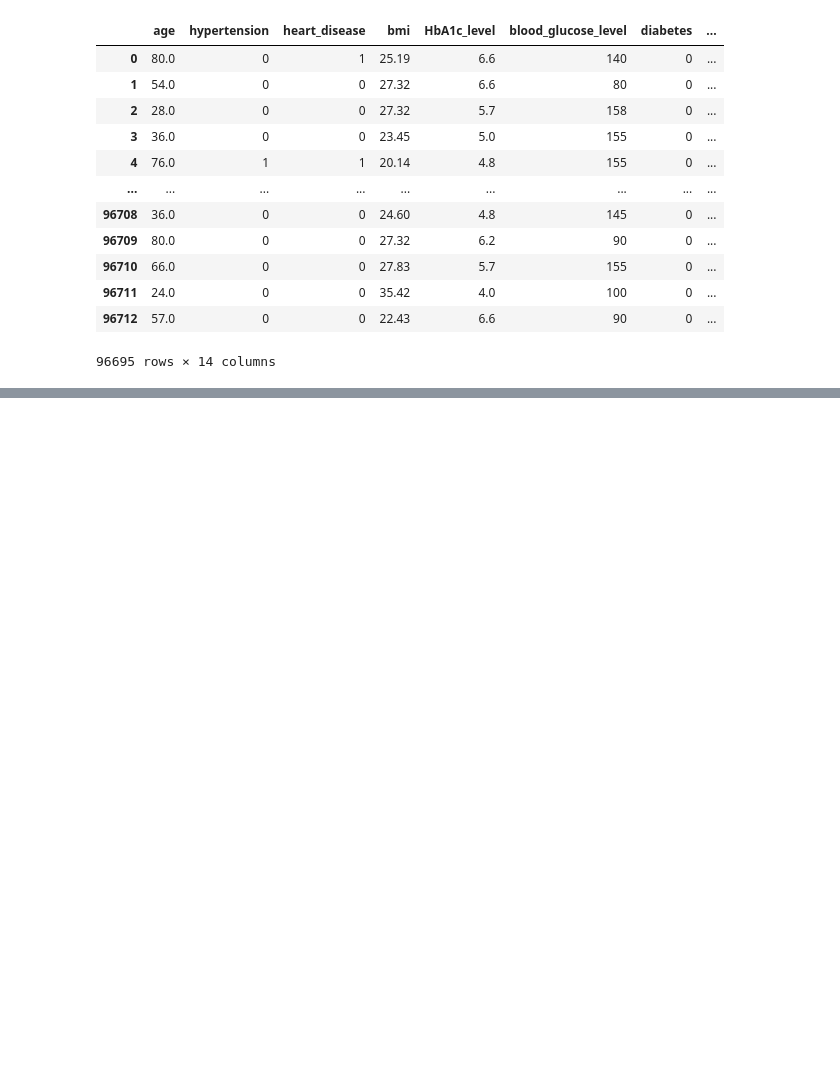
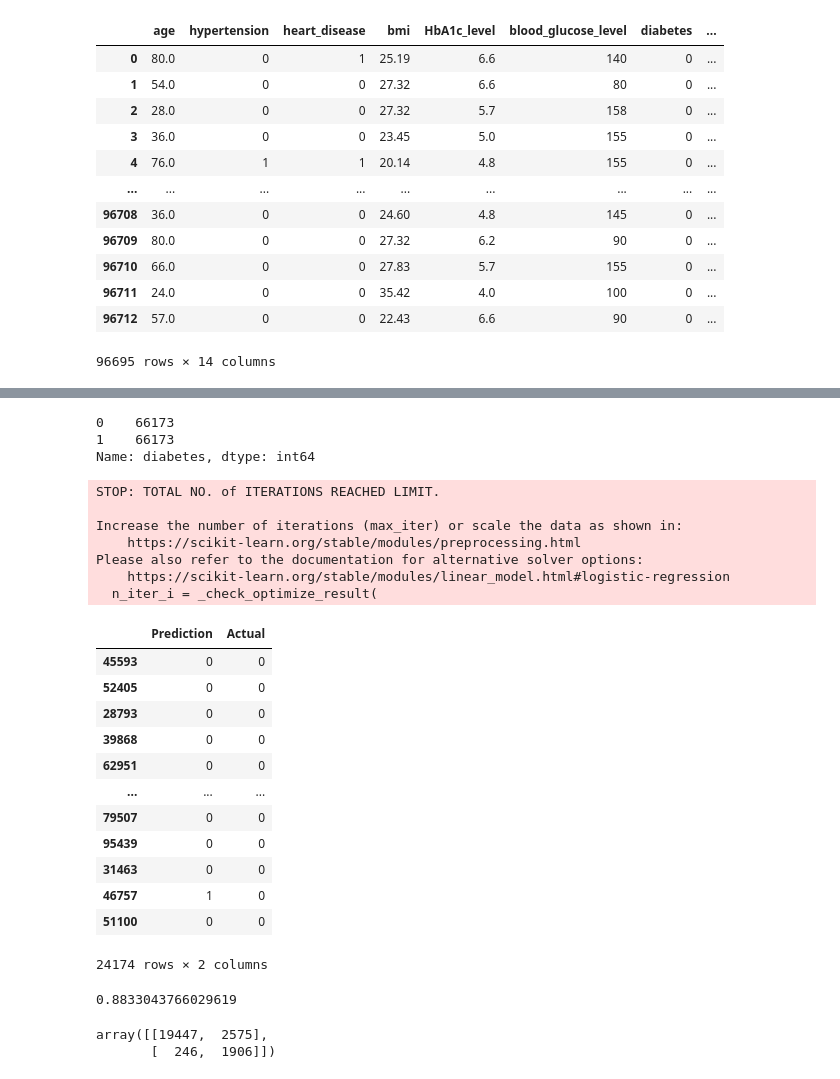
Before and after one commit to laurajanefaulds/project4, a Jupyter notebook: diabetes.ipynb, the cells around one changed output, grey strips where cells are left out. Drawn from its saved outputs; the diff is of its cells as text; code cells hidden in the pictures; blank space fills up the shorter version.

```diff
--- a/diabetes.ipynb
+++ b/diabetes.ipynb
@@ -201,0 +291,58 @@ diabetes_data_encoded_df
+# %%
+# Import the RandomOverSampler module form imbalanced-learn
+from imblearn.over_sampling import RandomOverSampler
+# Instantiate the random oversampler model
+# Assign a random_state parameter of 1 to the model
+over_sampler = RandomOverSampler(random_state=1)
+# Fit the original training data to the random_oversampler model
+X_train_resampled, y_train_resampled = over_sampler.fit_resample(X_train, y_train)
+# %%
+# Count the distinct values of the resampled labels data
+y_train_resampled.value_counts()
+# %% [output]
+0    66173
+1    66173
+Name: diabetes, dtype: int64
+# %%
+# Instantiate the Logistic Regression model
+# Assign a random_state parameter of 1 to the model
+classifier = LogisticRegression(solver='lbfgs', random_state=1)
+
+# Fit the model using the resampled training data
+classifier.fit(X_train_resampled, y_train_resampled)
+# Make a prediction using the testing data
+predictions = classifier.predict(X_test)
+pd.DataFrame({"Prediction": predictions, "Actual": y_test})
+# %% [output]
+STOP: TOTAL NO. of ITERATIONS REACHED LIMIT.
+
+Increase the number of iterations (max_iter) or scale the data as shown in:
+    https://scikit-learn.org/stable/modules/preprocessing.html
+Please also refer to the documentation for alternative solver options:
+    https://scikit-learn.org/stable/modules/linear_model.html#logistic-regression
+  n_iter_i = _check_optimize_result(
+|  | Prediction | Actual |
+| 45593 | 0 | 0 |
+| 52405 | 0 | 0 |
+| 28793 | 0 | 0 |
+| 39868 | 0 | 0 |
+| 62951 | 0 | 0 |
+| ... | ... | ... |
+| 79507 | 0 | 0 |
+| 95439 | 0 | 0 |
+| 31463 | 0 | 0 |
+| 46757 | 1 | 0 |
+| 51100 | 0 | 0 |
+24174 rows × 2 columns
+# %%
+# Print the balanced_accuracy score of the model
+# Display the accuracy score for the test dataset.
+accuracy_score(y_test, predictions)
+# %% [output]
+0.8833043766029619
+# %%
+# Generate a confusion matrix for the model
+confusion_matrix(y_test, predictions)
+# %% [output]
+array([[19447,  2575],
+       [  246,  1906]])
```
Also changed, not shown: parts of 15 cells of this notebook, 1 other file.
